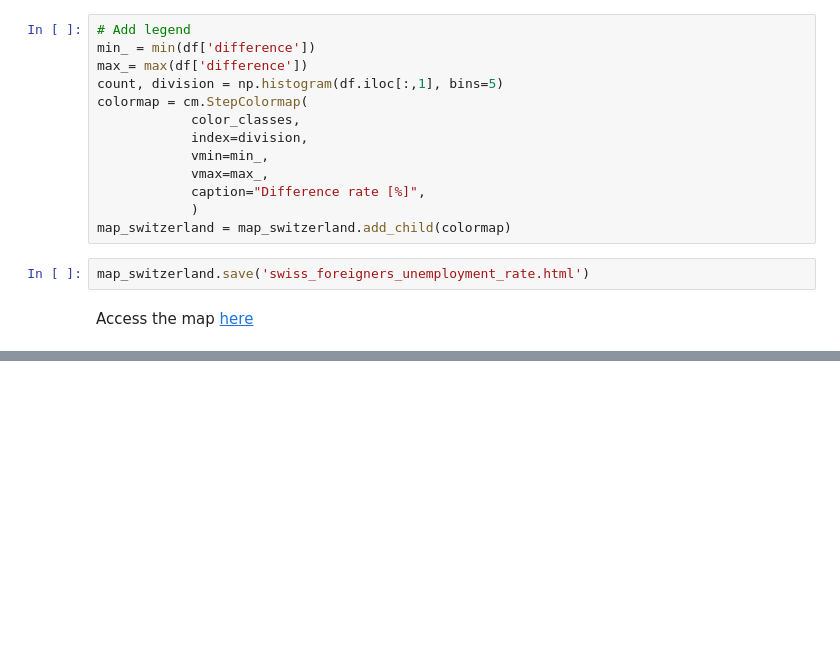
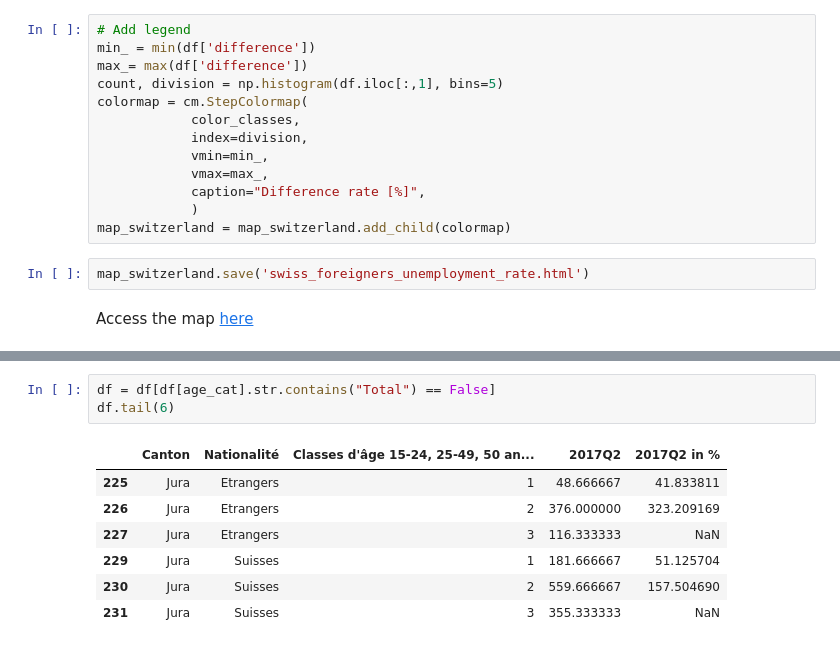
Before and after one commit to maxpr/ADA, a Jupyter notebook: 03 - Interactive Viz/Homework3.ipynb, the cells around one changed output, grey strips where cells are left out. Drawn from its saved outputs; the diff is of its cells as text; blank space fills up the shorter version.

```diff
--- a/03 - Interactive Viz/Homework3.ipynb
+++ b/03 - Interactive Viz/Homework3.ipynb
@@ -681,0 +733,11 @@ Access the map [here](swiss_foreigners_unemployment_rate.html)
+# %%
+df = df[df[age_cat].str.contains("Total") == False]
+df.tail(6)
+# %% [output]
+|  | Canton | Nationalité | Classes d'âge 15-24, 25-49, 50 an... | 2017Q2 | 2017Q2 in % |
+| 225 | Jura | Etrangers | 1 | 48.666667 | 41.833811 |
+| 226 | Jura | Etrangers | 2 | 376.000000 | 323.209169 |
+| 227 | Jura | Etrangers | 3 | 116.333333 | NaN |
+| 229 | Jura | Suisses | 1 | 181.666667 | 51.125704 |
+| 230 | Jura | Suisses | 2 | 559.666667 | 157.504690 |
+| 231 | Jura | Suisses | 3 | 355.333333 | NaN |
```
Also changed, not shown: parts of 19 cells of this notebook, 5 other files.
